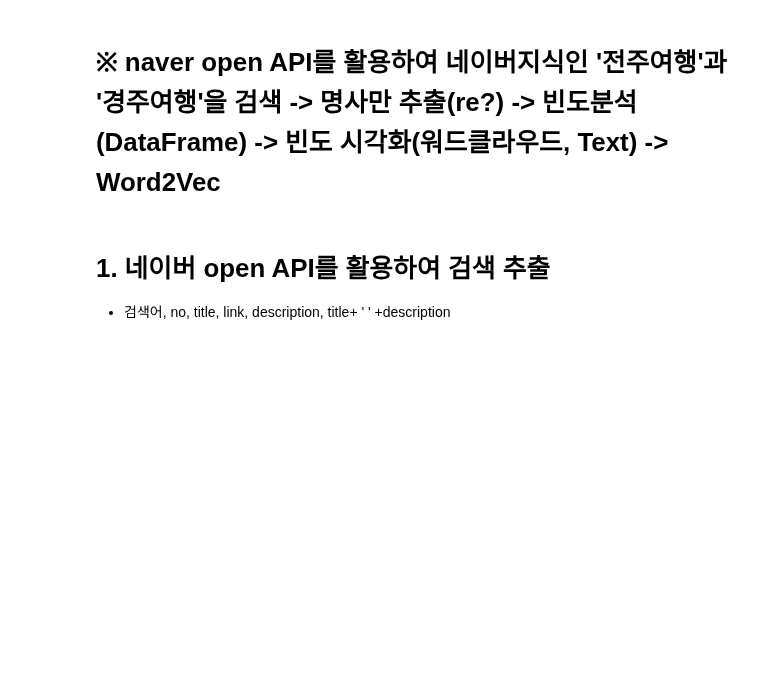
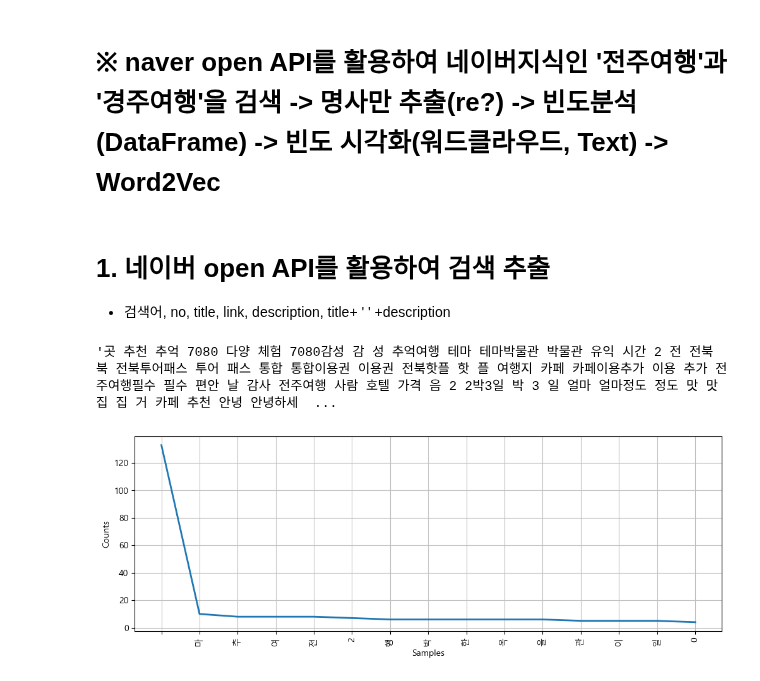
Before and after one commit to ksmindpks/ai_x, a Jupyter notebook: source/07_자연어처리/ch2_한글형태소분석_Quiz.ipynb, the cells around one changed output. Saved outputs shown, nothing was run; the diff lists cells and outputs as text; code cells hidden in the pictures; blank space fills up the shorter version.

```diff
--- a/source/07_자연어처리/ch2_한글형태소분석_Quiz.ipynb
+++ b/source/07_자연어처리/ch2_한글형태소분석_Quiz.ipynb
@@ -20,0 +50,36 @@ table.dataframe{font-size:15px;}
+# %%
+display = 5
+df_jj = get_naver_kin('전주여행', display)
+df_kj = get_naver_kin('경주여행', display)
+
+title_Des_jj = [df_jj['title'][i]+' '+df_jj['description'][i] for i in range(len(df_jj))]
+title_Des_kj = [df_kj['title'][i]+' '+df_kj['description'][i] for i in range(len(df_kj))]
+
+from konlpy.tag import Kkma
+kkma = Kkma()
+j_kins = []
+k_kins = []
+for i in range(display):
+    jnoun_list = kkma.nouns(title_Des_jj[i])
+    knoun_list = kkma.nouns(title_Des_kj[i])
+    불용어 = {'여행', '경주', '전주'}
+    jnoun_list = [word for word in jnoun_list if word not in 불용어]
+    knoun_list = [word for word in knoun_list if word not in 불용어]
+    j_kins.append(' '.join(jnoun_list))
+    k_kins.append(' '.join(knoun_list))
+
+jj_nouns = ' '.join(j_kins)
+kj_nouns = ' '.join(k_kins)
+# %%
+jj_nouns
+# %% [output]
+'곳 추천 추억 7080 다양 체험 7080감성 감 성 추억여행 테마 테마박물관 박물관 유익 시간 2 전 전북 북 전북투어패스 투어 패스 통합 통합이용권 이용권 전북핫플 핫 플 여행지 카페 카페이용추가 이용 추가 전주여행필수 필수 편안 날 감사 전주여행 사람 호텔 가격 음 2 2박3일 박 3 일 얼마 얼마정도 정도 맛 맛집 집 거 카페 추천 안녕 안녕하세  ...
+# %%
+import nltk
+data_text = nltk.Text(jj_nouns)
+plt.figure(figsize=(12, 4))
+plt.rc('font', family='Malgun Gothic')
+data_text.plot(15)
+plt.show()
+# %% [output]
+[figure, added]
```
Also changed, not shown: parts of 6 cells of this notebook, 3 other files.
